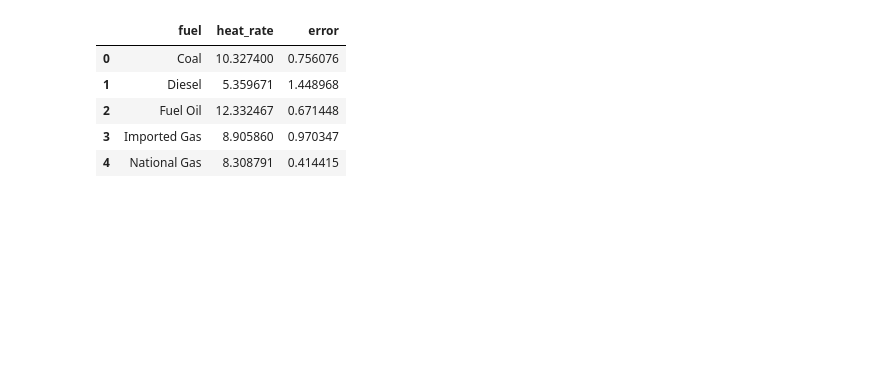
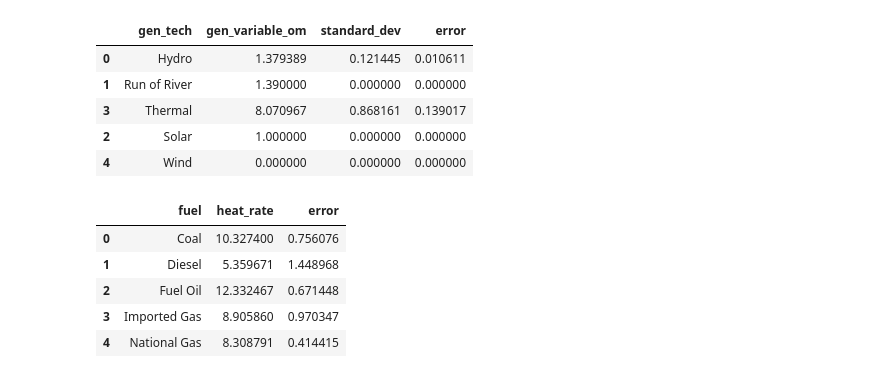
Before and after one commit to JorgeHGarcia/switch-colombia, a Jupyter notebook: notebooks/plot/costs.ipynb, the cells around one changed output. Drawn from its saved outputs; the diff is of its cells as text; code cells hidden in the pictures; blank space fills up the shorter version.

```diff
--- a/notebooks/plot/costs.ipynb
+++ b/notebooks/plot/costs.ipynb
@@ -78,8 +100,8 @@ fig.write_image("../images/Average Fixed O&M Costs.png")
 fig.show()
 # %%
 # Calculate mean and standard error
-gen_variable_om = gen_costs.groupby('gen_tech')['gen_variable_om'].agg(['mean', 'sem']).reset_index()
-gen_variable_om = gen_variable_om.rename(columns={'mean': 'gen_variable_om', 'sem': 'error'})
+gen_variable_om = gen_costs.groupby('gen_tech')['gen_variable_om'].agg(['mean', 'std', 'sem']).reset_index()
+gen_variable_om = gen_variable_om.rename(columns={'mean': 'gen_variable_om', 'std': 'standard_dev', 'sem': 'error'})
 # Apply desired order
 gen_variable_om['gen_tech'] = pd.Categorical(gen_variable_om['gen_tech'], categories=tech_order, ordered=True)
 gen_variable_om = gen_variable_om.sort_values('gen_tech')
@@ -100,6 +122,15 @@ fig.update_layout(
 )
 fig.write_image("../images/Average Variable O&M Costs.png")
 fig.show()
+# %%
+gen_variable_om
+# %% [output]
+|  | gen_tech | gen_variable_om | standard_dev | error |
+| 0 | Hydro | 1.379389 | 0.121445 | 0.010611 |
+| 1 | Run of River | 1.390000 | 0.000000 | 0.000000 |
+| 3 | Thermal | 8.070967 | 0.868161 | 0.139017 |
+| 2 | Solar | 1.000000 | 0.000000 | 0.000000 |
+| 4 | Wind | 0.000000 | 0.000000 | 0.000000 |
 # %%
 import pandas as pd
 import plotly.graph_objects as go
```
Also changed, not shown: parts of 5 cells of this notebook, 56 other files.
